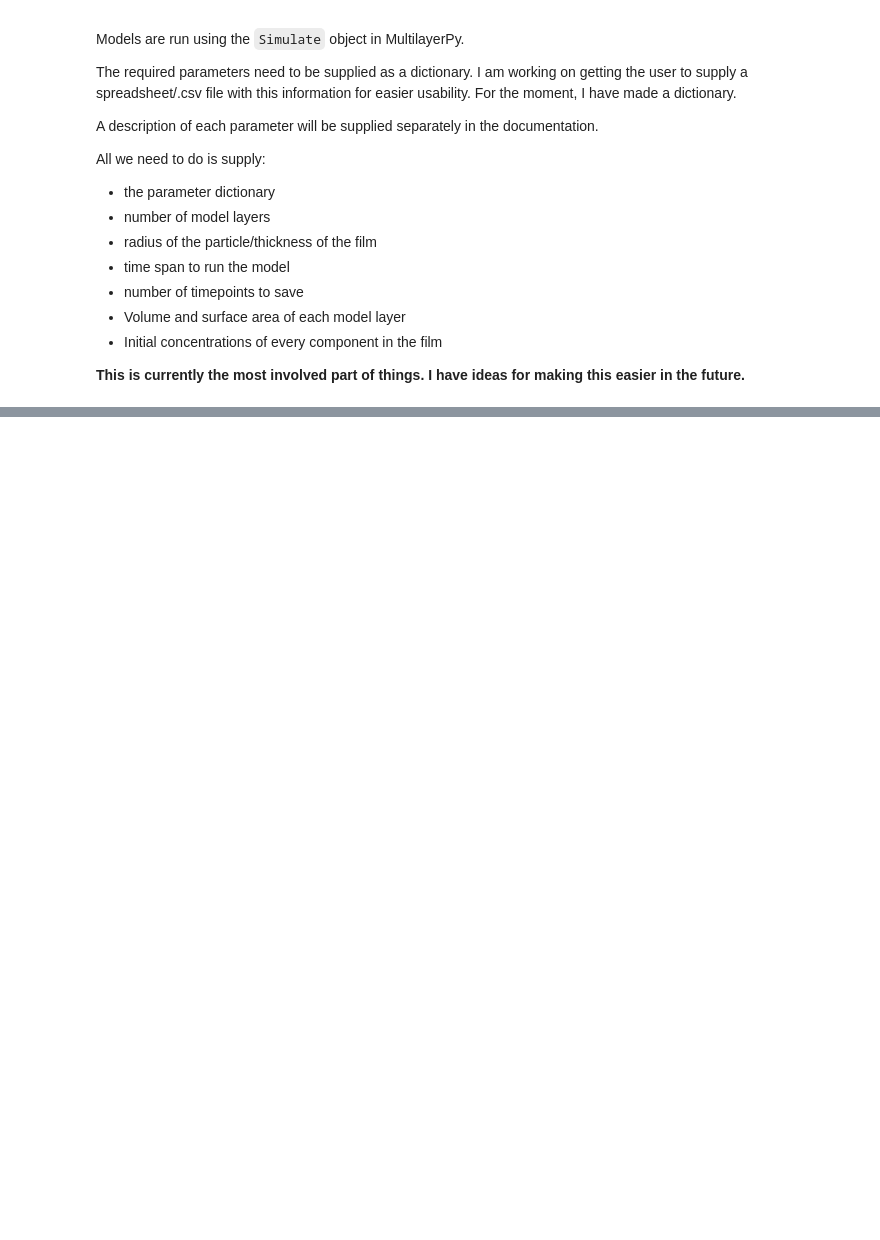
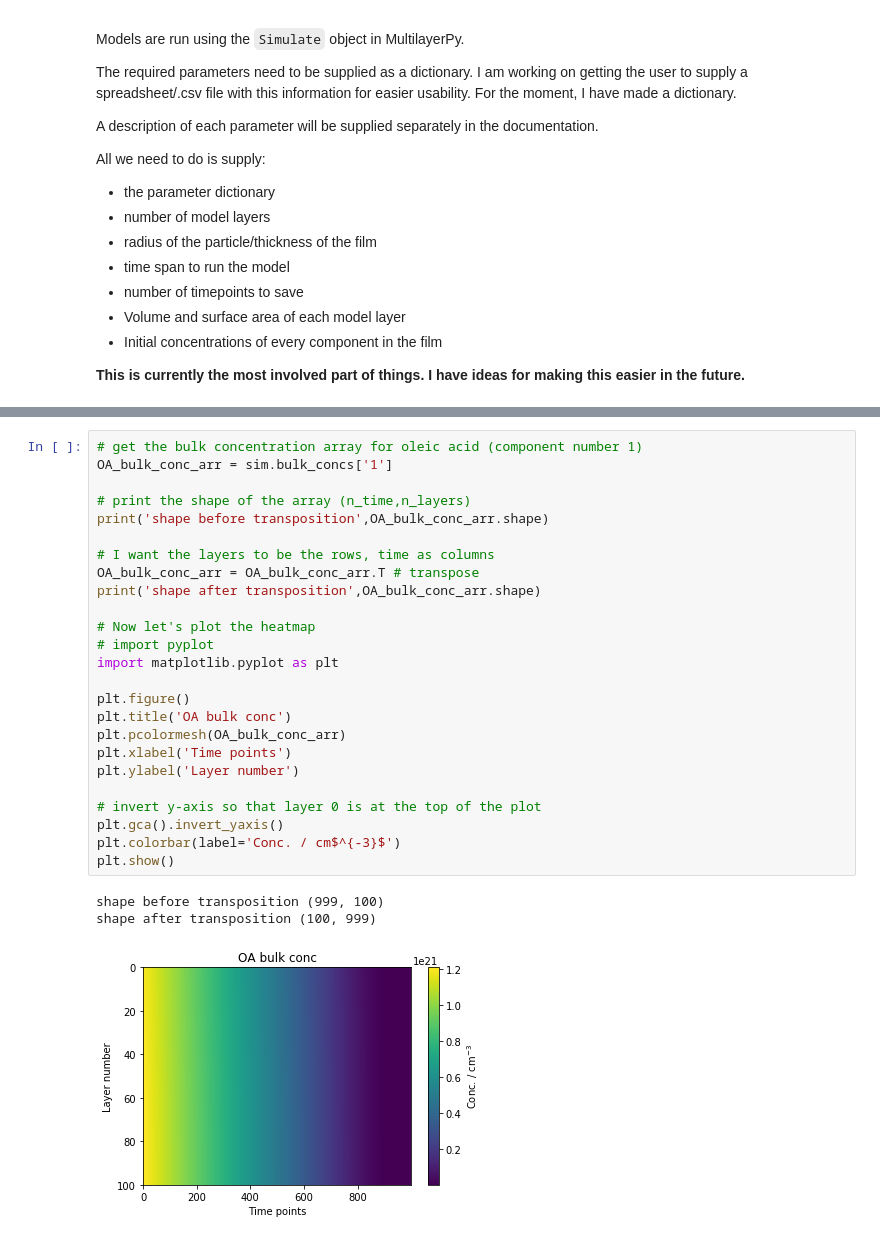
Before and after one commit to tintin554/multilayerpy, a Jupyter notebook: multilayerpy_crash_course.ipynb, the cells around one changed output, grey strips where cells are left out. Drawn from its saved outputs; the diff is of its cells as text; blank space fills up the shorter version.

Commit message:
Improved plotting in simulate and started optimize module

```diff
--- a/multilayerpy_crash_course.ipynb
+++ b/multilayerpy_crash_course.ipynb
@@ -201,0 +181,29 @@ sim.run_params
+# %%
+# get the bulk concentration array for oleic acid (component number 1)
+OA_bulk_conc_arr = sim.bulk_concs['1']
+
+# print the shape of the array (n_time,n_layers)
+print('shape before transposition',OA_bulk_conc_arr.shape)
+
+# I want the layers to be the rows, time as columns
+OA_bulk_conc_arr = OA_bulk_conc_arr.T # transpose
+print('shape after transposition',OA_bulk_conc_arr.shape)
+
+# Now let's plot the heatmap
+# import pyplot
+import matplotlib.pyplot as plt
+
+plt.figure()
+plt.title('OA bulk conc')
+plt.pcolormesh(OA_bulk_conc_arr)
+plt.xlabel('Time points')
+plt.ylabel('Layer number')
+
+# invert y-axis so that layer 0 is at the top of the plot
+plt.gca().invert_yaxis()
+plt.colorbar(label='Conc. / cm$^{-3}$')
+plt.show()
+# %% [output]
+shape before transposition (999, 100)
+shape after transposition (100, 999)
+[figure, added]
```
Also changed, not shown: parts of 6 cells of this notebook, 2 other files.
